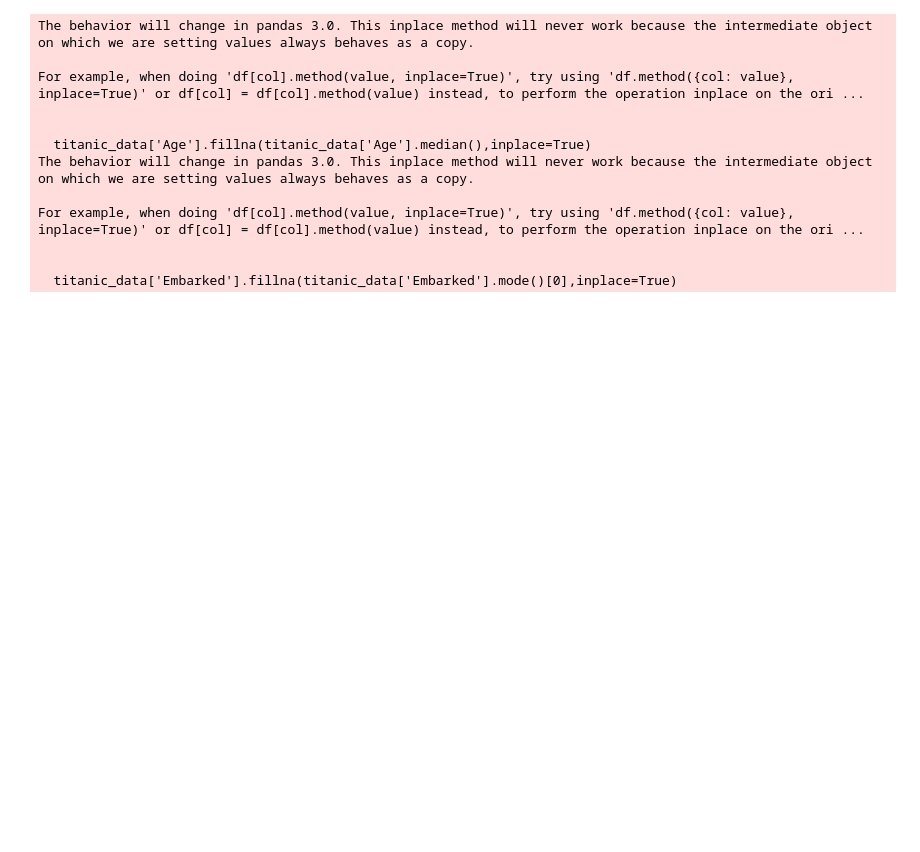
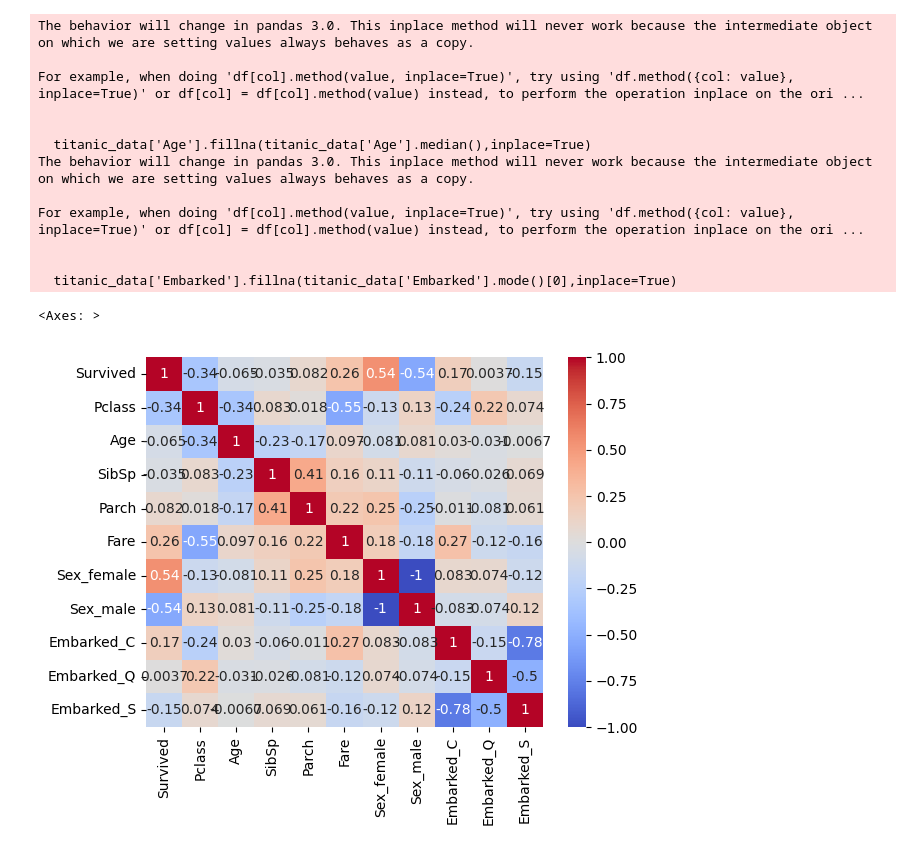
Before and after one commit to AdityaT-19/ML-Lab, a Jupyter notebook: 5/5-sklearn.ipynb, the cells around one changed output. Cells and saved outputs as stored; diff of their text form; code cells hidden in the pictures; blank space fills up the shorter version.

```diff
--- a/5/5-sklearn.ipynb
+++ b/5/5-sklearn.ipynb
@@ -36,6 +41,12 @@ For example, when doing 'df[col].method(value, inplace=True)', try using 'df.met
 
 
   titanic_data['Embarked'].fillna(titanic_data['Embarked'].mode()[0],inplace=True)
+# %%
+correlation_matrix = titanic_data.corr()
+sns.heatmap(correlation_matrix, annot=True, cmap='coolwarm')
+# %% [output]
+<Axes: >
+[figure, added]
 # %%
 print("Iris Dataset Naive Bayes Classifier Results")
 evaluate_naive_bayes(iris_data,'species',[3,5,7,9])
```
Also changed, not shown: parts of 4 cells of this notebook.
